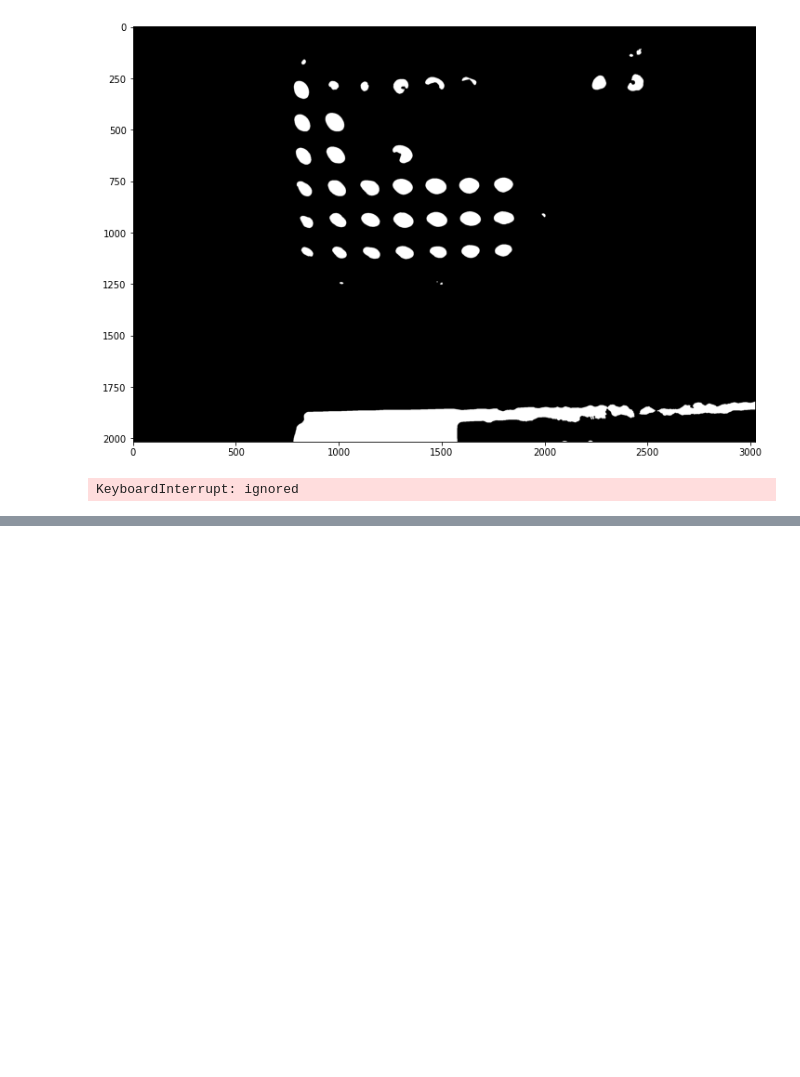
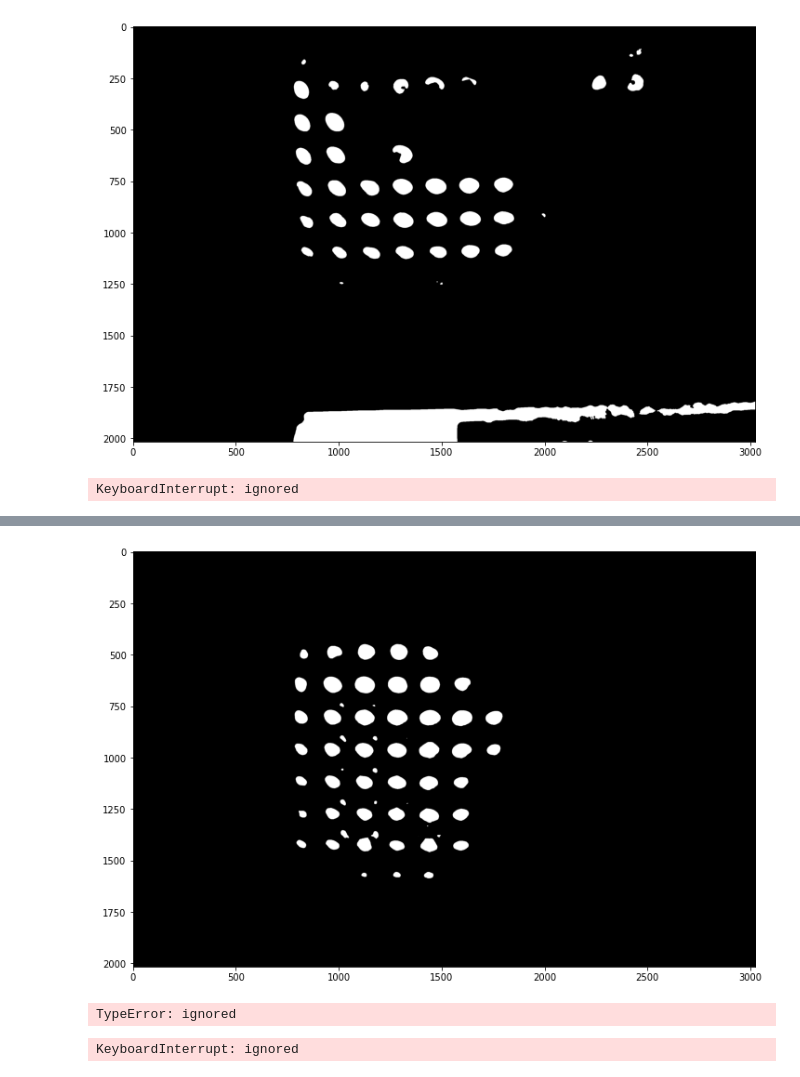
Before and after one commit to TillVollmer5/DSF-FS2022, a Jupyter notebook: CodingTask2.ipynb, the cells around one changed output, grey strips where cells are left out. Drawn from its saved outputs; the diff is of its cells as text; code cells hidden in the pictures; blank space fills up the shorter version.

```diff
--- a/CodingTask2.ipynb
+++ b/CodingTask2.ipynb
@@ -110,0 +152,57 @@ KeyboardInterrupt: ignored
+# %%
+import cv2
+
+
+
+url_pre = '/content/drive/MyDrive/DSF/Images/'
+url_name = 'IMG_5379.png'
+imageRGB  = io.imread(url_pre+url_name)
+image = imageRGB[:,:,2]
+#resizing
+image = image[image.shape[0]//2:image.shape[0],:]
+#filtering
+image_mean = skf.median(image,selem=skm.disk(20))
+#thresholding
+threshold_manual = 55
+image_threshold = image_mean<threshold_manual
+plt.figure(figsize=(12, 12))
+plt.imshow(image_threshold, cmap ='gray')
+plt.show()
+
+th, threshed = cv2.threshold(image_threshold, 100, 255, cv2.THRESH_BINARY+cv2.THRESH_OTSU)
+cnts = cv2.findContours(threshed, cv2.RETR_LIST, cv2.CHAIN_APPROX_SIMPLE)[-2]
+# filter by area
+s1 = 3
+s2 = 20
+xcnts = []
+for cnt in cnts:
+    if s1<cv2.contourArea(cnt) <s2:
+        xcnts.append(cnt)
+
+print(xcnts)
+# %% [output]
+[figure, added]
+TypeError: ignored
+# %%
+import cv2
+import numpy as np
+import matplotlib.pyplot as plt
+
+url_pre = '/content/drive/MyDrive/DSF/Images/'
+url_name = 'IMG_5379_processed.png'
+image = cv2.imread(url_pre+url_im_name)
+gray = cv2.cvtColor(image, cv2.COLOR_BGR2GRAY)
+
+blur = cv2.GaussianBlur(gray, (11, 11), 0)
+canny = cv2.Canny(blur, 30, 150, 3)
+dilated = cv2.dilate(canny, (1, 1), iterations=0)
+
+(cnt, hierarchy) = cv2.findContours(
+    dilated.copy(), cv2.RETR_EXTERNAL, cv2.CHAIN_APPROX_NONE)
+rgb = cv2.cvtColor(image, cv2.COLOR_BGR2RGB)
+cv2.drawContours(rgb, cnt, -1, (0, 255, 0), 2)
+
+
+print("coins in the image : ", len(cnt))
+# %% [output]
+KeyboardInterrupt: ignored
```
Also changed, not shown: parts of 5 cells of this notebook.
